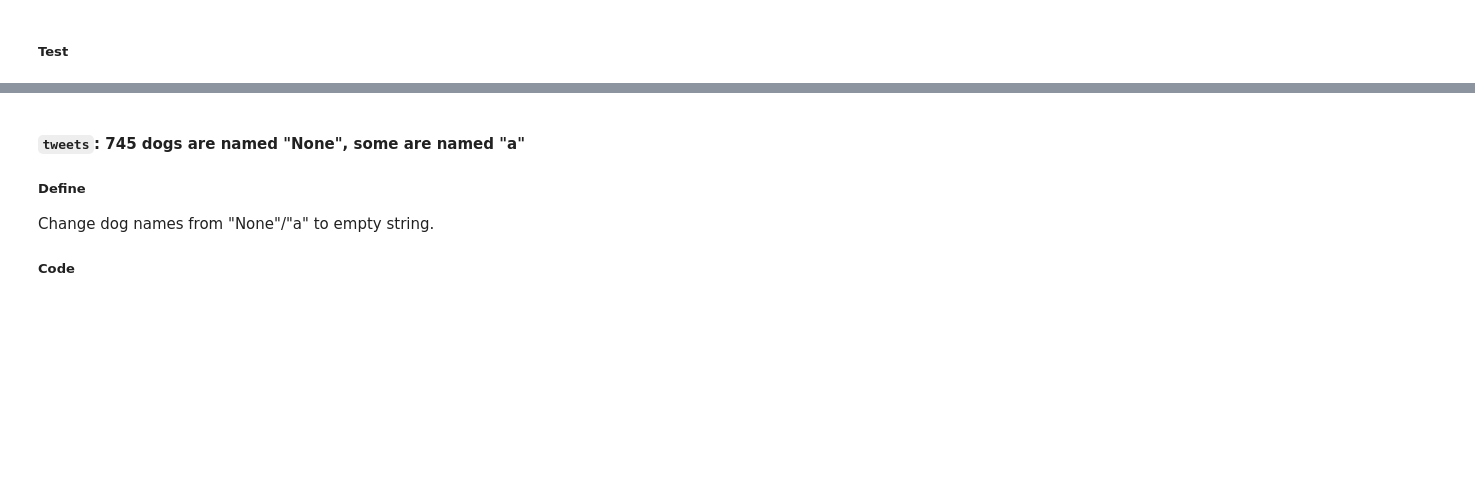
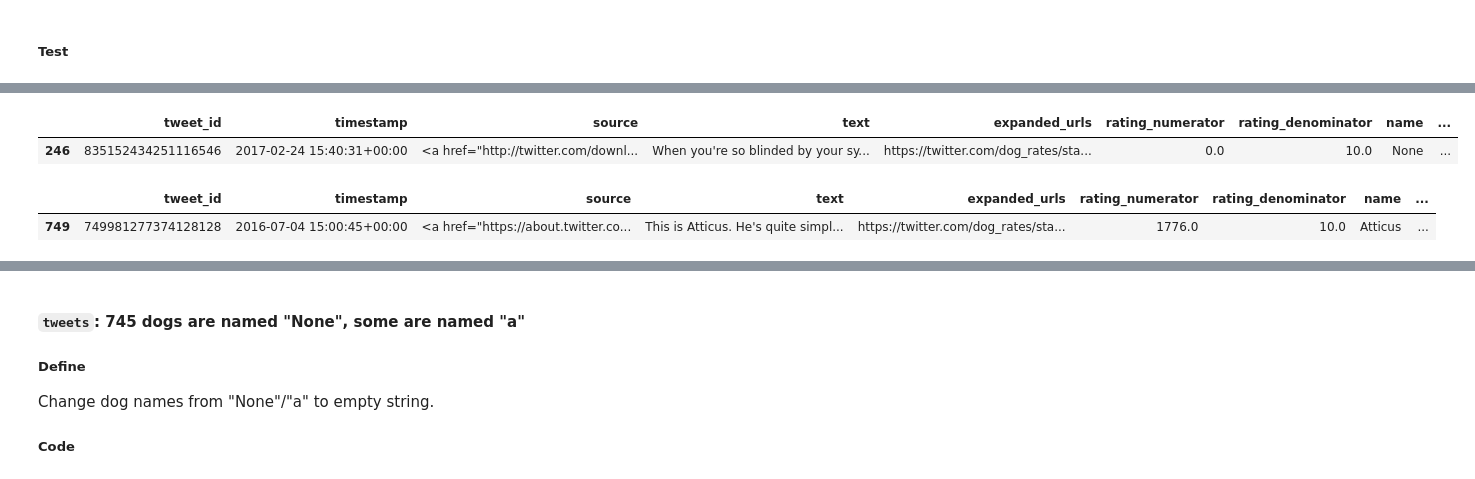
Before and after one commit to leqilu67/datawrangling_weratedogs, a Jupyter notebook: wrangle_act.ipynb, the cells around one changed output, grey strips where cells are left out. Drawn from its saved outputs; the diff is of its cells as text; code cells hidden in the pictures; blank space fills up the shorter version.

```diff
--- a/wrangle_act.ipynb
+++ b/wrangle_act.ipynb
@@ -543,0 +646,2 @@ memory usage: 312.9+ KB
+# %%
+tweets_clean['rating'] = tweets_clean.text.str.extract('(\d+\.?\d*\/\d*\.?\d+)')
@@ -543,0 +659,4 @@ memory usage: 312.9+ KB
+# %%
+tweets_clean['rating_numerator'] = ratings[0]
+# %%
+tweets_clean['rating_denominator'] = ratings[1]
@@ -544 +666,3 @@ memory usage: 312.9+ KB
+# %%
+tweets_clean.drop(columns=['rating'], inplace=True)
 # %% [markdown]
@@ -551,0 +708,5 @@ Since we only care about original tweets with images, we are dropping all the re
+# %%
+tweets_clean.query('rating_numerator == 0')
+# %% [output]
+|  | tweet_id | timestamp | source | text | expanded_urls | rating_numerator | rating_denominator | name | ... |
+| 246 | 835152434251116546 | 2017-02-24 15:40:31+00:00 | <a href="http://twitter.com/downl... | When you're so blinded by your sy... | https://twitter.com/dog_rates/sta... | 0.0 | 10.0 | None | ... |
@@ -551,0 +716,5 @@ Since we only care about original tweets with images, we are dropping all the re
+# %%
+tweets_clean.query('rating_numerator == 1776')
+# %% [output]
+|  | tweet_id | timestamp | source | text | expanded_urls | rating_numerator | rating_denominator | name | ... |
+| 749 | 749981277374128128 | 2016-07-04 15:00:45+00:00 | <a href="https://about.twitter.co... | This is Atticus. He's quite simpl... | https://twitter.com/dog_rates/sta... | 1776.0 | 10.0 | Atticus | ... |
```
Also changed, not shown: parts of 77 cells of this notebook.
